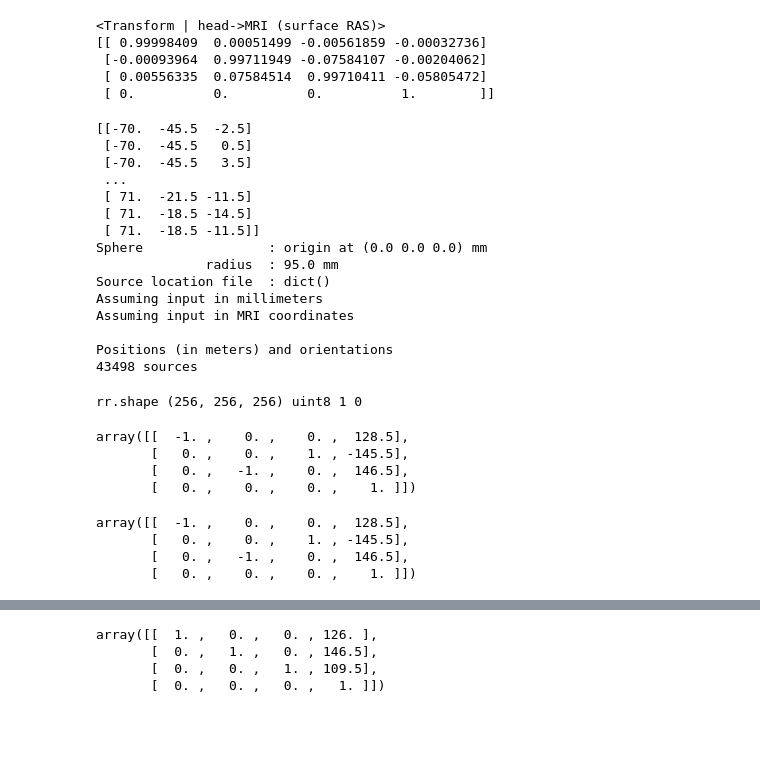
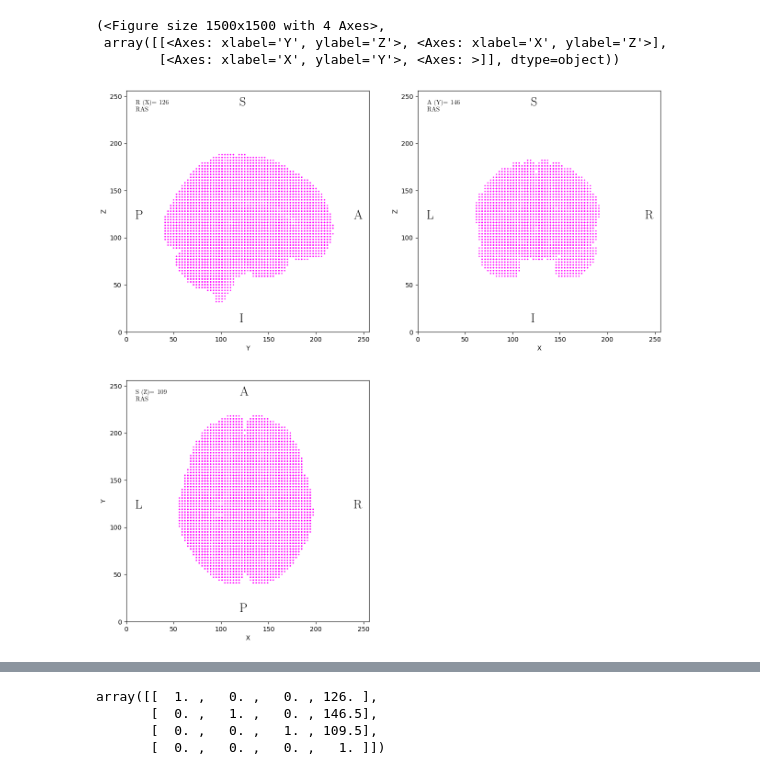
Before and after one commit to kdotdot/cerebra_atlas_python, a Jupyter notebook: notebooks/0.2-discrete-src-space.ipynb, the cells around one changed output, grey strips where cells are left out. Drawn from its saved outputs; the diff is of its cells as text; code cells hidden in the pictures; blank space fills up the shorter version.

```diff
--- a/notebooks/0.2-discrete-src-space.ipynb
+++ b/notebooks/0.2-discrete-src-space.ipynb
@@ -133,56 +30,7 @@ cerebra.mni_average.info.get_montage()
-# %%
-cerebra.mni_average.head_mri_t
-# %% [output]
-<Transform | head->MRI (surface RAS)>
-[[ 0.99998409  0.00051499 -0.00561859 -0.00032736]
- [-0.00093964  0.99711949 -0.07584107 -0.00204062]
- [ 0.00556335  0.07584514  0.99710411 -0.05805472]
- [ 0.          0.          0.          1.        ]]
-# %%
-rr = cerebra.inverse_center_ras(cerebra.src_space_points)
-print(rr)
-rr = point_cloud_to_voxel(cerebra.src_space_points)
-rr = move_volume_from_ras_to_lia(rr)
-rr = np.argwhere(rr != 0)  # Back to point cloud
-rr = cerebra.mni_average.center_lia(rr)
-rr = rr/1000
-
-normals = np.repeat([[0, 0, 1]], len(rr), axis=0)
-pos = dict(rr=rr, nn=normals)
-src_space = mne.setup_volume_source_space(pos=pos)
-# %% [output]
-[[-70.  -45.5  -2.5]
- [-70.  -45.5   0.5]
- [-70.  -45.5   3.5]
- ...
- [ 71.  -21.5 -11.5]
- [ 71.  -18.5 -14.5]
- [ 71.  -18.5 -11.5]]
-Sphere                : origin at (0.0 0.0 0.0) mm
-              radius  : 95.0 mm
-Source location file  : dict()
-Assuming input in millimeters
-Assuming input in MRI coordinates
-
-Positions (in meters) and orientations
-43498 sources
-# %%
-rr = point_cloud_to_voxel(cerebra.src_space_points)
-print(f"rr.shape {rr.shape} {rr.dtype} {rr.max()} {rr.min()}")
-rr = move_volume_from_ras_to_lia(rr)
-# %% [output]
-rr.shape (256, 256, 256) uint8 1 0
-# %%
-mni_average.t1.affine
-# %% [output]
-array([[  -1. ,    0. ,    0. ,  128.5],
-       [   0. ,    0. ,    1. , -145.5],
-       [   0. ,   -1. ,    0. ,  146.5],
-       [   0. ,    0. ,    0. ,    1. ]])
-# %%
-mni_average.t1.affine
-# %% [output]
-array([[  -1. ,    0. ,    0. ,  128.5],
-       [   0. ,    0. ,    1. , -145.5],
-       [   0. ,   -1. ,    0. ,  146.5],
-       [   0. ,    0. ,    0. ,    1. ]])
+# %%
+cerebra.orthoview(plot_affine=False,plot_bem_surfaces=False, plot_whitematter=True,plot_regions=False, plot_src_space=True)
+# %% [output]
+(<Figure size 1500x1500 with 4 Axes>,
+ array([[<Axes: xlabel='Y', ylabel='Z'>, <Axes: xlabel='X', ylabel='Z'>],
+        [<Axes: xlabel='X', ylabel='Y'>, <Axes: >]], dtype=object))
+[figure, added]
```
Also changed, not shown: parts of 26 cells of this notebook, 12 other files.
